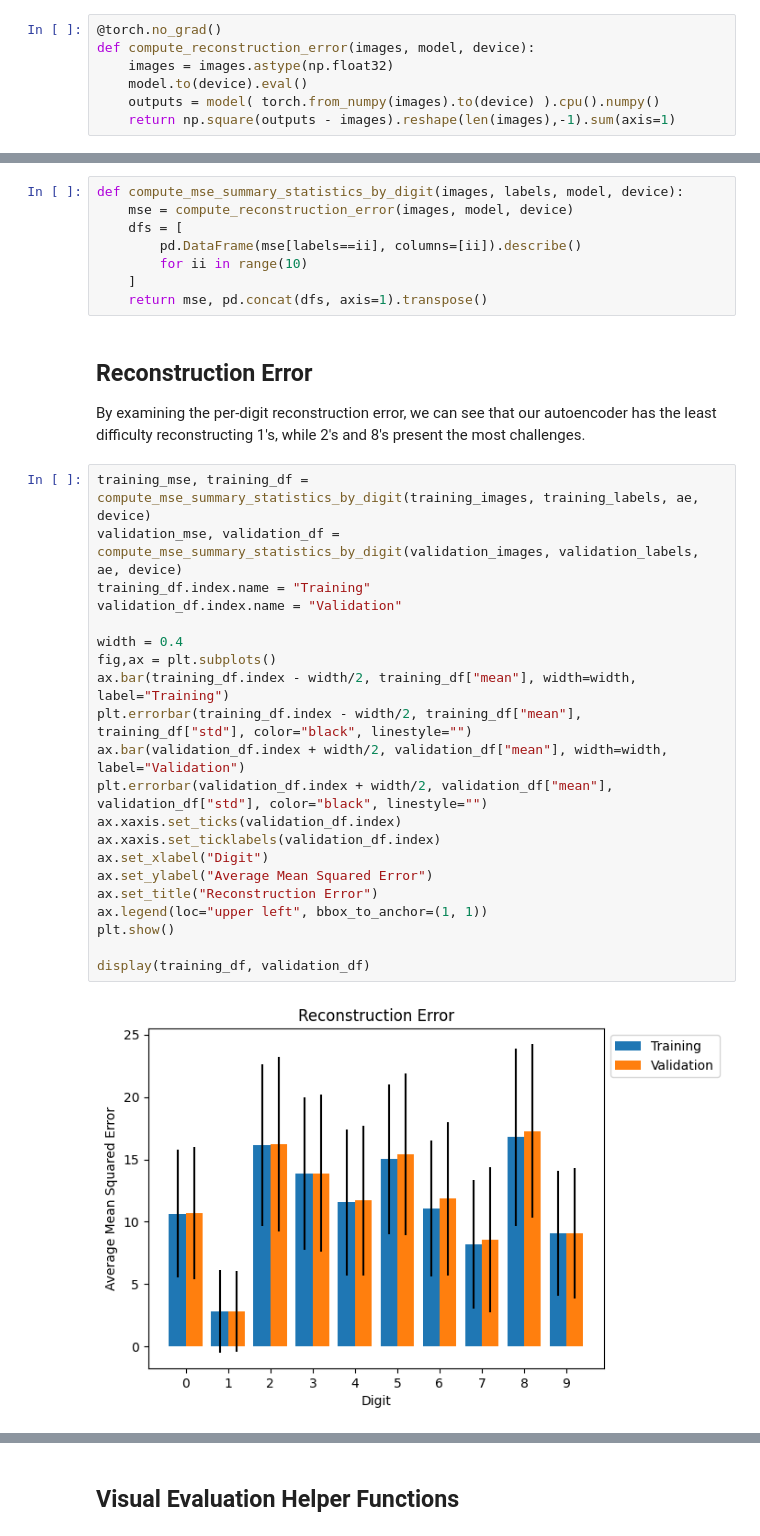
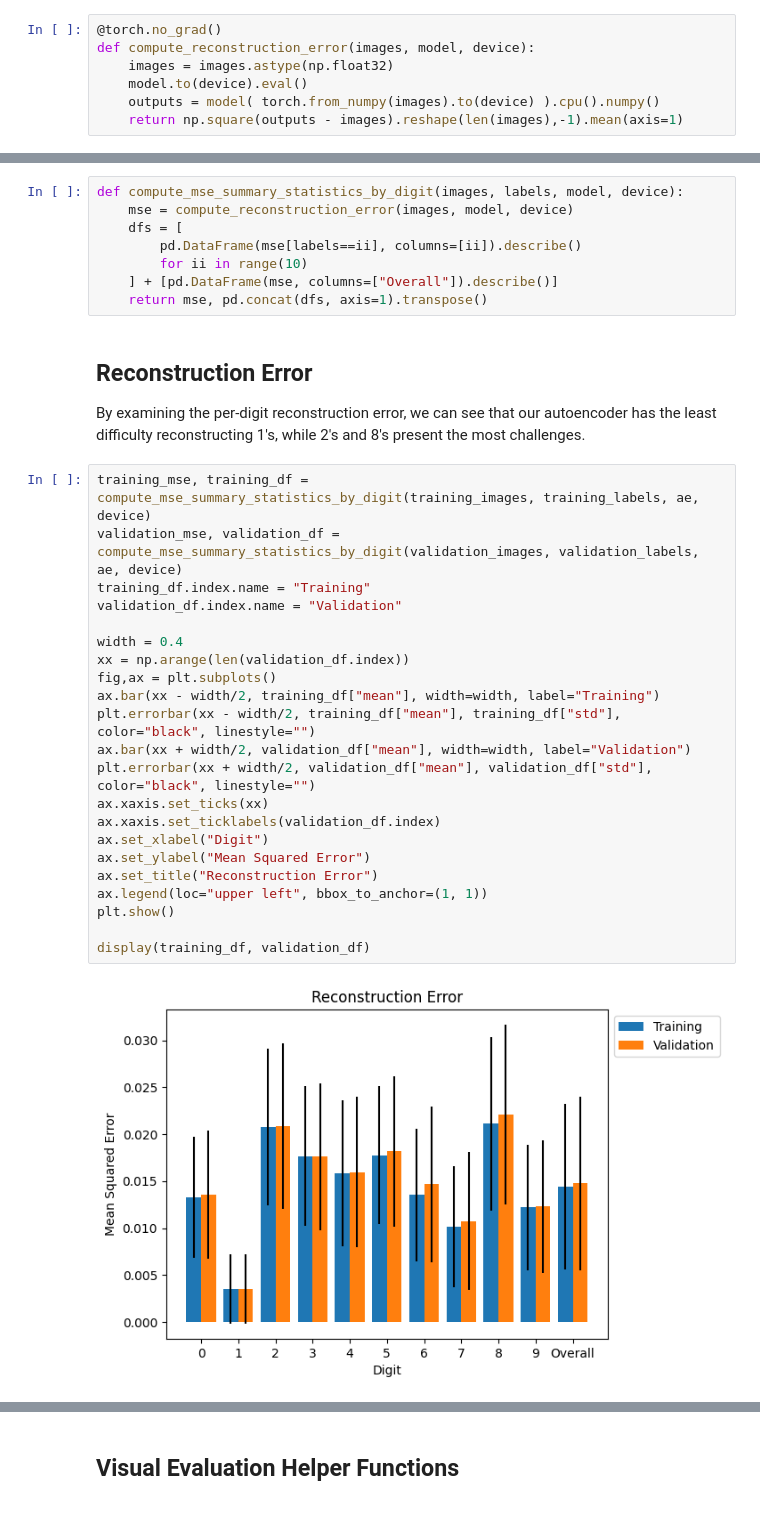
Before and after one commit to jagraves21/NeuralNetworks, a Jupyter notebook: MNIST/Autoencoder/AE.ipynb, the cells around one changed output, grey strips where cells are left out. Drawn from its saved outputs; the diff is of its cells as text.

```diff
--- a/MNIST/Autoencoder/AE.ipynb
+++ b/MNIST/Autoencoder/AE.ipynb
@@ -685,7 +683,7 @@ def compute_reconstruction_error(images, model, device):
     images = images.astype(np.float32)
     model.to(device).eval()
     outputs = model( torch.from_numpy(images).to(device) ).cpu().numpy()
-    return np.square(outputs - images).reshape(len(images),-1).sum(axis=1)
+    return np.square(outputs - images).reshape(len(images),-1).mean(axis=1)
 # %% [markdown]
 ### `compute_mse_summary_statistics_by_digit`
 
@@ -696,7 +694,7 @@ def compute_mse_summary_statistics_by_digit(images, labels, model, device):
     dfs = [
         pd.DataFrame(mse[labels==ii], columns=[ii]).describe()
         for ii in range(10)
-    ]
+    ] + [pd.DataFrame(mse, columns=["Overall"]).describe()]
     return mse, pd.concat(dfs, axis=1).transpose()
 # %% [markdown]
 ## Reconstruction Error
@@ -705,25 +703,26 @@ By examining the per-digit reconstruction error, we can see that our autoencoder
 # %%
 training_mse, training_df = compute_mse_summary_statistics_by_digit(training_images, training_labels, ae, device)
 validation_mse, validation_df = compute_mse_summary_statistics_by_digit(validation_images, validation_labels, ae, device)
 training_df.index.name = "Training"
 validation_df.index.name = "Validation"
 
 width = 0.4
+xx = np.arange(len(validation_df.index))
 fig,ax = plt.subplots()
-ax.bar(training_df.index - width/2, training_df["mean"], width=width, label="Training")
-plt.errorbar(training_df.index - width/2, training_df["mean"], training_df["std"], color="black", linestyle="")
-ax.bar(validation_df.index + width/2, validation_df["mean"], width=width, label="Validation")
-plt.errorbar(validation_df.index + width/2, validation_df["mean"], validation_df["std"], color="black", linestyle="")
-ax.xaxis.set_ticks(validation_df.index)
+ax.bar(xx - width/2, training_df["mean"], width=width, label="Training")
+plt.errorbar(xx - width/2, training_df["mean"], training_df["std"], color="black", linestyle="")
+ax.bar(xx + width/2, validation_df["mean"], width=width, label="Validation")
+plt.errorbar(xx + width/2, validation_df["mean"], validation_df["std"], color="black", linestyle="")
+ax.xaxis.set_ticks(xx)
 ax.xaxis.set_ticklabels(validation_df.index)
 ax.set_xlabel("Digit")
-ax.set_ylabel("Average Mean Squared Error")
+ax.set_ylabel("Mean Squared Error")
 ax.set_title("Reconstruction Error")
 ax.legend(loc="upper left", bbox_to_anchor=(1, 1))
 plt.show()
 
 display(training_df, validation_df)
 # %% [output]
-[figure, old version]
+[figure, new version]
 |  | count | mean | std | min | 25% | 50% | 75% | max |
 | Training |  |  |  |  |  |  |  |  |
```
Also changed, not shown: parts of 10 cells of this notebook, 1 other file.
